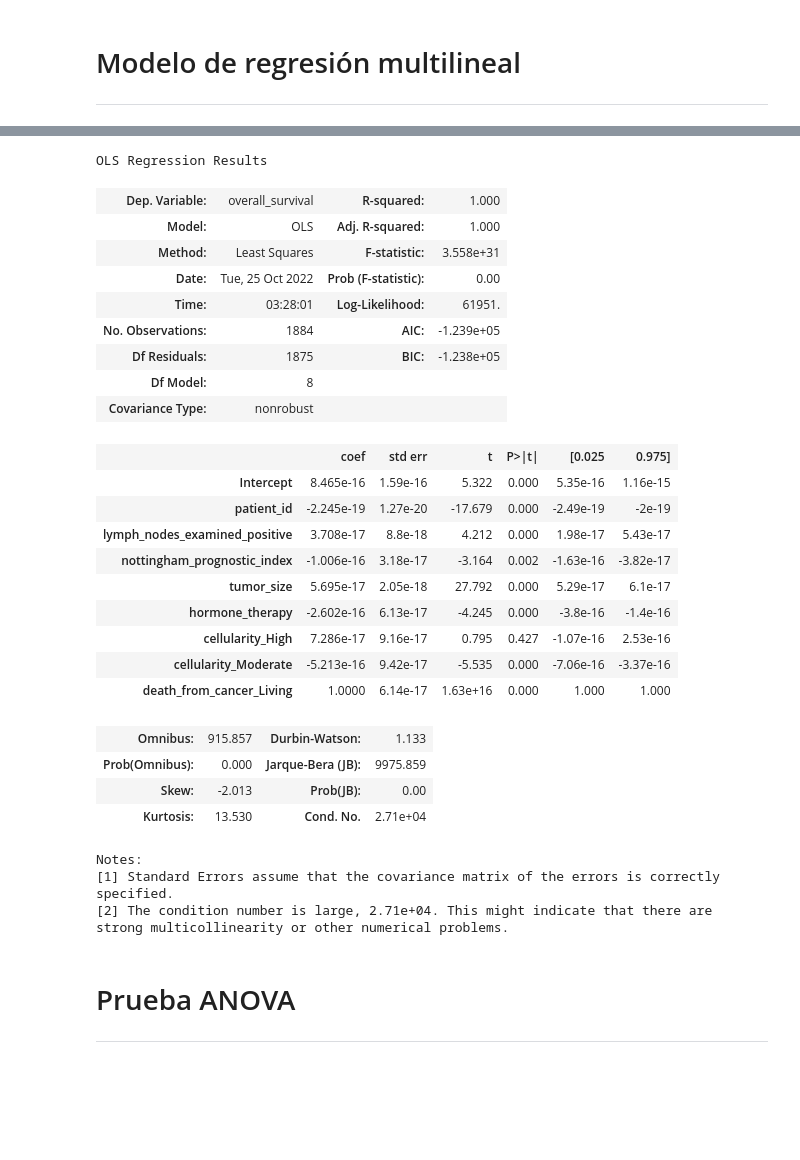
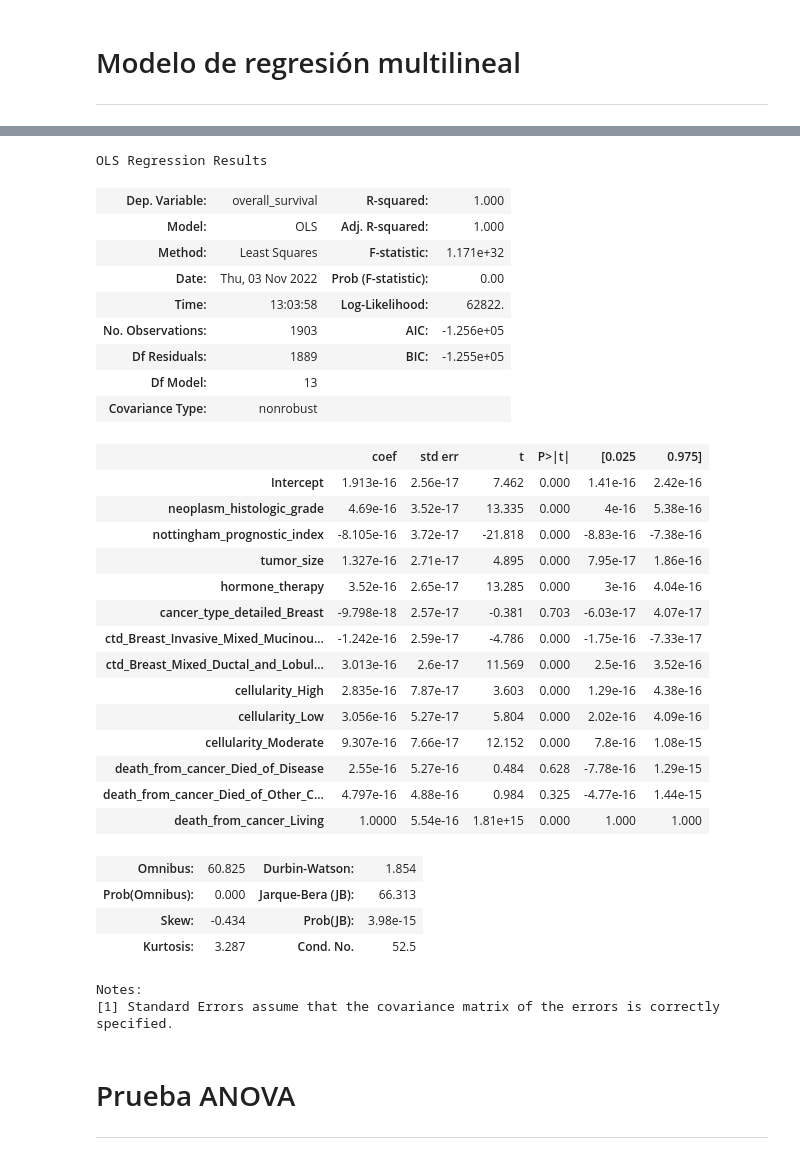
Before and after one commit to diazgaby/MachineLearning_Pregrado, a Jupyter notebook: comp.ipynb, the cells around one changed output, grey strips where cells are left out. Saved outputs shown, nothing was run; the diff lists cells and outputs as text; code cells hidden in the pictures; blank space fills up the shorter version.

```diff
--- a/comp.ipynb
+++ b/comp.ipynb
@@ -333,8 +353,9 @@ def limpiador_pvalor(base_datos, regresion):
             base_datos = base_datos.drop([i], axis = 1)
     return base_datos
 
+y = datos_estandarizados.loc[:, var_dep]
 analisis2 = datos_estandarizados.drop(var_dep, axis = 1)
 analisis2 = limpiador_pvalor(analisis2, MRL)
-analisis3 = pd.concat([analisis2, y], axis = 1)
-analisis3
+datos_estandarizados = pd.concat([y, analisis2], axis = 1)
+datos_estandarizados
 # %% [output]
@@ -354,36 +375,39 @@ analisis3
 # %%
 # Regresión con las variables contribuyentes al modelo
-MRL_2 = smf.ols(modelo(), analisis3).fit()
+MRL_2 = smf.ols(modelo(analisis2), datos_estandarizados).fit()
 MRL_2.summary()
 # %% [output]
 OLS Regression Results
 | Dep. Variable: | overall_survival | R-squared: | 1.000 |
 | Model: | OLS | Adj. R-squared: | 1.000 |
-| Method: | Least Squares | F-statistic: | 3.558e+31 |
-| Date: | Tue, 25 Oct 2022 | Prob (F-statistic): | 0.00 |
-| Time: | 03:28:01 | Log-Likelihood: | 61951. |
-| No. Observations: | 1884 | AIC: | -1.239e+05 |
-| Df Residuals: | 1875 | BIC: | -1.238e+05 |
-| Df Model: | 8 |  |  |
+| Method: | Least Squares | F-statistic: | 1.171e+32 |
+| Date: | Thu, 03 Nov 2022 | Prob (F-statistic): | 0.00 |
+| Time: | 13:03:58 | Log-Likelihood: | 62822. |
+| No. Observations: | 1903 | AIC: | -1.256e+05 |
+| Df Residuals: | 1889 | BIC: | -1.255e+05 |
+| Df Model: | 13 |  |  |
 | Covariance Type: | nonrobust |  |  |
 |  | coef | std err | t | P>|t| | [0.025 | 0.975] |
-| Intercept | 8.465e-16 | 1.59e-16 | 5.322 | 0.000 | 5.35e-16 | 1.16e-15 |
-| patient_id | -2.245e-19 | 1.27e-20 | -17.679 | 0.000 | -2.49e-19 | -2e-19 |
-| lymph_nodes_examined_positive | 3.708e-17 | 8.8e-18 | 4.212 | 0.000 | 1.98e-17 | 5.43e-17 |
-| nottingham_prognostic_index | -1.006e-16 | 3.18e-17 | -3.164 | 0.002 | -1.63e-16 | -3.82e-17 |
-| tumor_size | 5.695e-17 | 2.05e-18 | 27.792 | 0.000 | 5.29e-17 | 6.1e-17 |
-| hormone_therapy | -2.602e-16 | 6.13e-17 | -4.245 | 0.000 | -3.8e-16 | -1.4e-16 |
-| cellularity_High | 7.286e-17 | 9.16e-17 | 0.795 | 0.427 | -1.07e-16 | 2.53e-16 |
-| cellularity_Moderate | -5.213e-16 | 9.42e-17 | -5.535 | 0.000 | -7.06e-16 | -3.37e-16 |
-| death_from_cancer_Living | 1.0000 | 6.14e-17 | 1.63e+16 | 0.000 | 1.000 | 1.000 |
+| Intercept | 1.913e-16 | 2.56e-17 | 7.462 | 0.000 | 1.41e-16 | 2.42e-16 |
+| neoplasm_histologic_grade | 4.69e-16 | 3.52e-17 | 13.335 | 0.000 | 4e-16 | 5.38e-16 |
+| nottingham_prognostic_index | -8.105e-16 | 3.72e-17 | -21.818 | 0.000 | -8.83e-16 | -7.38e-16 |
+| tumor_size | 1.327e-16 | 2.71e-17 | 4.895 | 0.000 | 7.95e-17 | 1.86e-16 |
+| hormone_therapy | 3.52e-16 | 2.65e-17 | 13.285 | 0.000 | 3e-16 | 4.04e-16 |
+| cancer_type_detailed_Breast | -9.798e-18 | 2.57e-17 | -0.381 | 0.703 | -6.03e-17 | 4.07e-17 |
+| ctd_Breast_Invasive_Mixed_Mucinou... | -1.242e-16 | 2.59e-17 | -4.786 | 0.000 | -1.75e-16 | -7.33e-17 |
+| ctd_Breast_Mixed_Ductal_and_Lobul... | 3.013e-16 | 2.6e-17 | 11.569 | 0.000 | 2.5e-16 | 3.52e-16 |
+| cellularity_High | 2.835e-16 | 7.87e-17 | 3.603 | 0.000 | 1.29e-16 | 4.38e-16 |
+| cellularity_Low | 3.056e-16 | 5.27e-17 | 5.804 | 0.000 | 2.02e-16 | 4.09e-16 |
+| cellularity_Moderate | 9.307e-16 | 7.66e-17 | 12.152 | 0.000 | 7.8e-16 | 1.08e-15 |
+| death_from_cancer_Died_of_Disease | 2.55e-16 | 5.27e-16 | 0.484 | 0.628 | -7.78e-16 | 1.29e-15 |
+| death_from_cancer_Died_of_Other_C... | 4.797e-16 | 4.88e-16 | 0.984 | 0.325 | -4.77e-16 | 1.44e-15 |
+| death_from_cancer_Living | 1.0000 | 5.54e-16 | 1.81e+15 | 0.000 | 1.000 | 1.000 |
-| Omnibus: | 915.857 | Durbin-Watson: | 1.133 |
-| Prob(Omnibus): | 0.000 | Jarque-Bera (JB): | 9975.859 |
-| Skew: | -2.013 | Prob(JB): | 0.00 |
-| Kurtosis: | 13.530 | Cond. No. | 2.71e+04 |
+| Omnibus: | 60.825 | Durbin-Watson: | 1.854 |
+| Prob(Omnibus): | 0.000 | Jarque-Bera (JB): | 66.313 |
+| Skew: | -0.434 | Prob(JB): | 3.98e-15 |
+| Kurtosis: | 3.287 | Cond. No. | 52.5 |
 Notes:
 [1] Standard Errors assume that the covariance matrix of the errors is correctly specified.
-[2] The condition number is large, 2.71e+04. This might indicate that there are
-strong multicollinearity or other numerical problems.
 # %% [markdown]
 <h1> Prueba ANOVA </h1>
 <hr>
```
Also changed, not shown: parts of 9 cells of this notebook, 1 other file.
